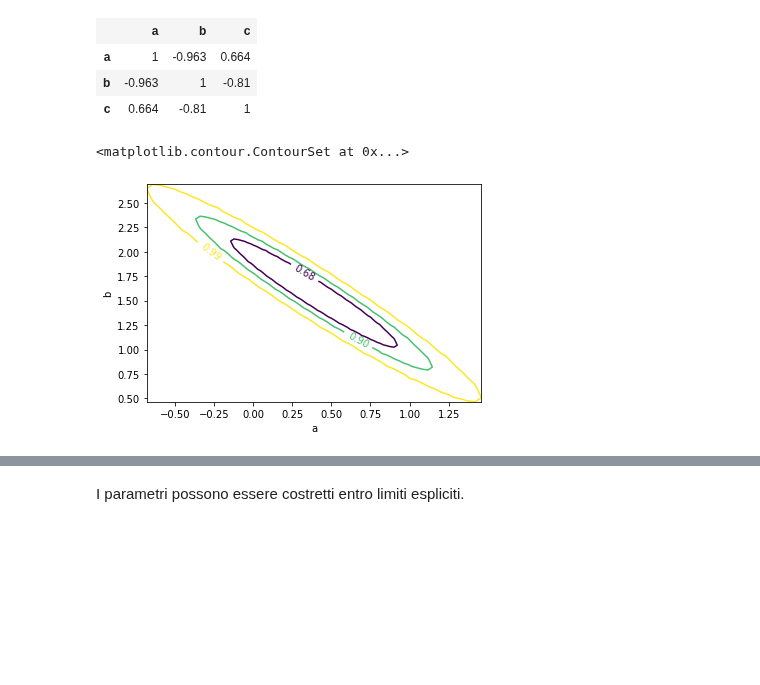
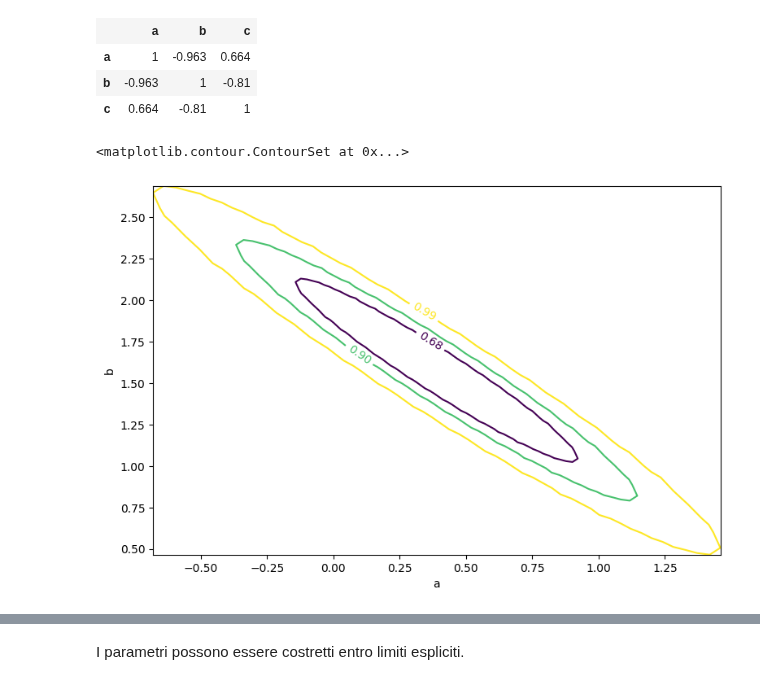
Before and after one commit to lucalista/analisi-dati-2021, a Jupyter notebook: 15.04.00__Minuit.ipynb, the cells around one changed output, grey strips where cells are left out. Cells and saved outputs as stored; diff of their text form; code cells hidden in the pictures; blank space fills up the shorter version.

```diff
--- a/15.04.00__Minuit.ipynb
+++ b/15.04.00__Minuit.ipynb
@@ -284,8 +289,9 @@ m.covariance.correlation()
 | b | -0.963 | 1 | -0.81 |
 | c | 0.664 | -0.81 | 1 |
 # %%
+plt.figure(figsize=(9,6), dpi=100)
 m.draw_mncontour("a", "b", cl=(0.68, 0.9, 0.99))
 # %% [output]
 <matplotlib.contour.ContourSet at 0x...>
-[figure, old version]
+[figure, new version]
 # %%
```
Also changed, not shown: parts of 20 cells of this notebook.
